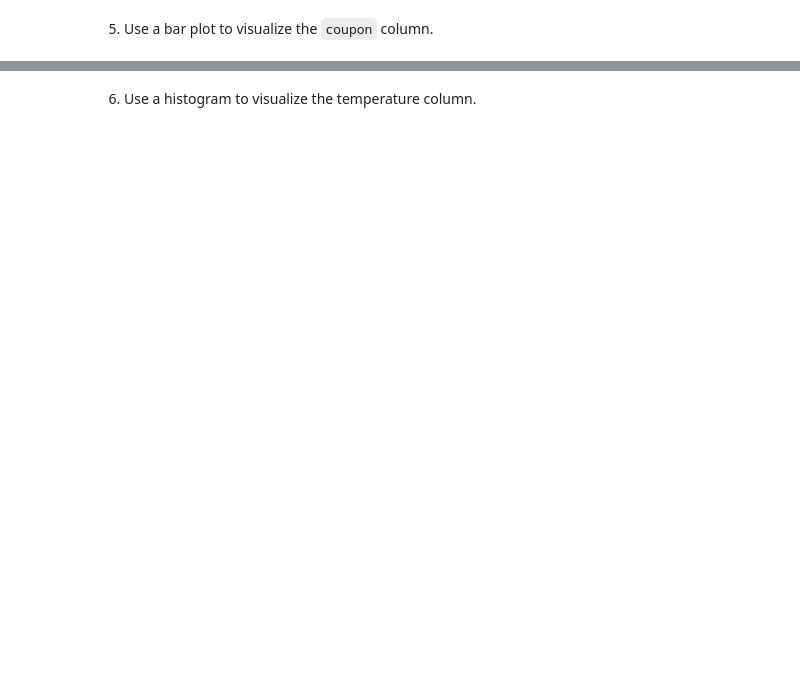
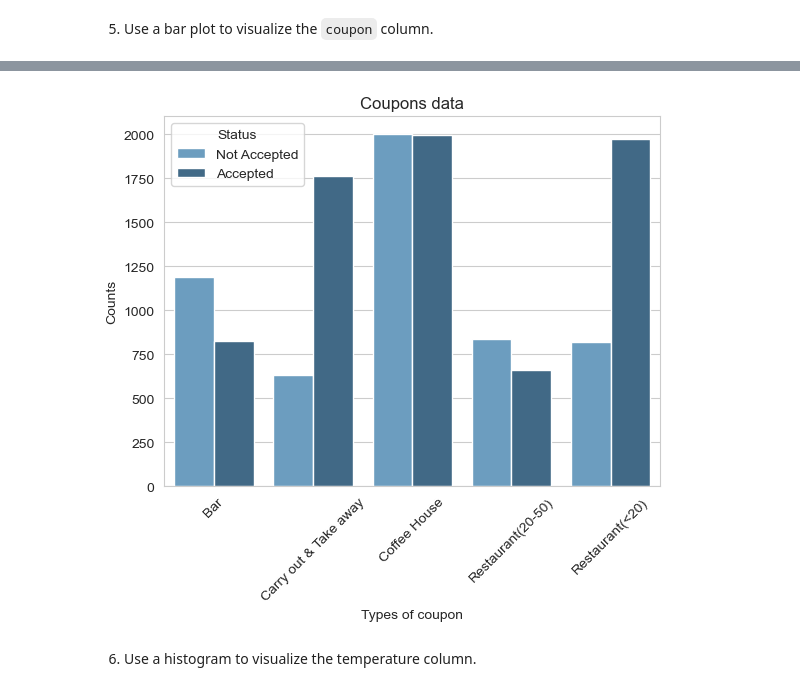
Before and after one commit to OmarTrejo/coupons-data-analysis, a Jupyter notebook: main.ipynb, the cells around one changed output, grey strips where cells are left out. Saved outputs shown, nothing was run; the diff lists cells and outputs as text; code cells hidden in the pictures; blank space fills up the shorter version.

```diff
--- a/main.ipynb
+++ b/main.ipynb
@@ -91,2 +167,14 @@ data.head()
+# %%
+sns.set_style('whitegrid')
+coupons = data.groupby(['coupon', 'Y']).size().reset_index(name='count')
+barplot = sns.barplot(coupons, x='coupon', y='count', hue='Y', palette='Blues_d', errorbar=None)
+plt.title('Coupons data')
+plt.xlabel('Types of coupon')
+plt.ylabel('Counts')
+barplot.legend(['Not Accepted', 'Accepted'], title='Status')
+plt.xticks(rotation=45)
+plt.show()
+# %% [output]
+[figure, added]
 # %% [markdown]
 6. Use a histogram to visualize the temperature column.
```
Also changed, not shown: parts of 22 cells of this notebook.
